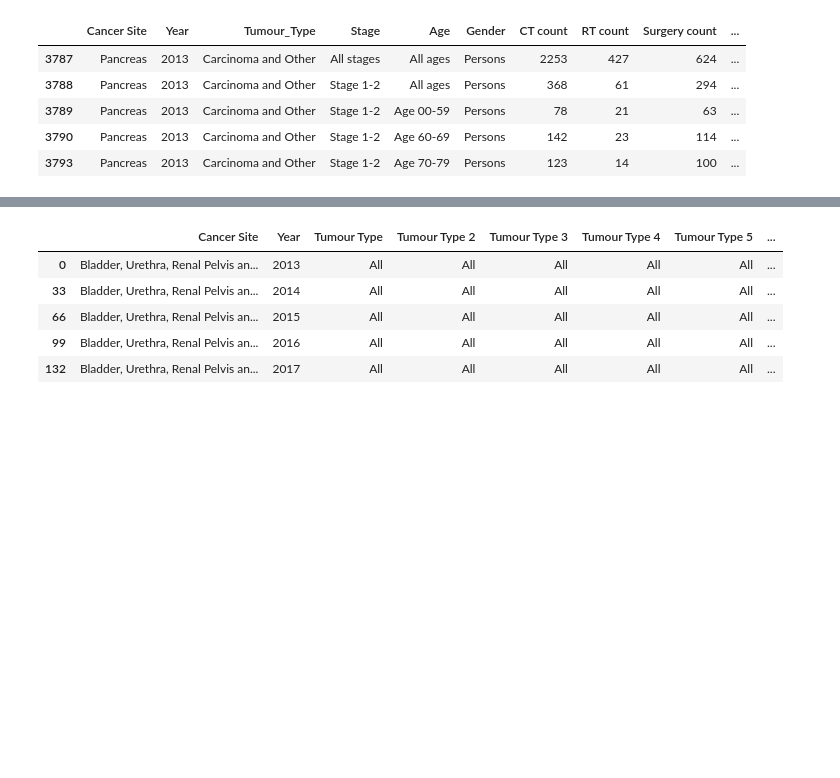
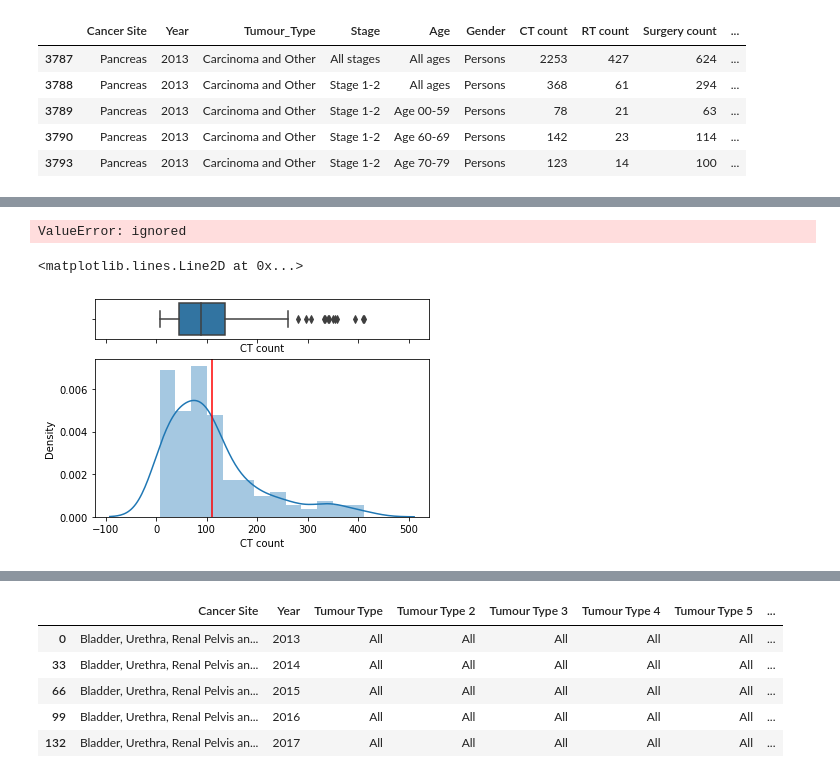
Before and after one commit to afloresg69/Visualitzaci-de-dades, a Jupyter notebook: Pràctica_2_VD.ipynb, the cells around one changed output, grey strips where cells are left out. Cells and saved outputs as stored; diff of their text form; code cells hidden in the pictures; blank space fills up the shorter version.

```diff
--- a/Pràctica_2_VD.ipynb
+++ b/Pràctica_2_VD.ipynb
@@ -89,0 +98,22 @@ df_tra = df_tra.drop(df_tra[df_tra['Age']== 'All ages'].index)
+# %%
+# conversió a variables numèriques contínues
+df_tra['CT count'] = df_tra['CT count'].astype(int)
+df_tra['RT count'] = df_tra['RT count'].astype(int)
+df_tra['Surgery count'] = df_tra['Surgery count'].astype(int)
+df_tra['Other'] = df_tra['Other'].astype(int)
+# %% [output]
+ValueError: ignored
+# %%
+# Diagrames de caixes i histogrames de les variables numèriques contínues
+
+import seaborn as sns
+
+f, ax = plt.subplots(2,
+                     sharex=True,
+                     gridspec_kw={"height_ratios": (.20, .80)})
+sns.boxplot(df_tra['CT count'], ax=ax[0])
+sns.distplot(df_tra['CT count'], ax=ax[1])
+ax[1].axvline(np.mean(df_tra['CT count']), color='red')
+# %% [output]
+<matplotlib.lines.Line2D at 0x...>
+[figure, added]
```
Also changed, not shown: parts of 22 cells of this notebook.
